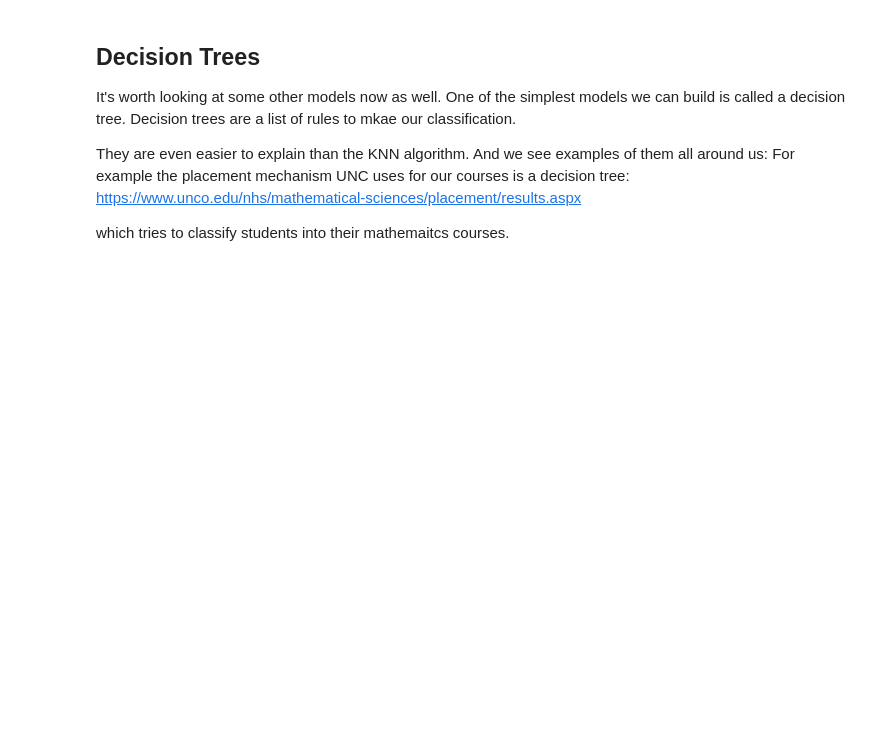
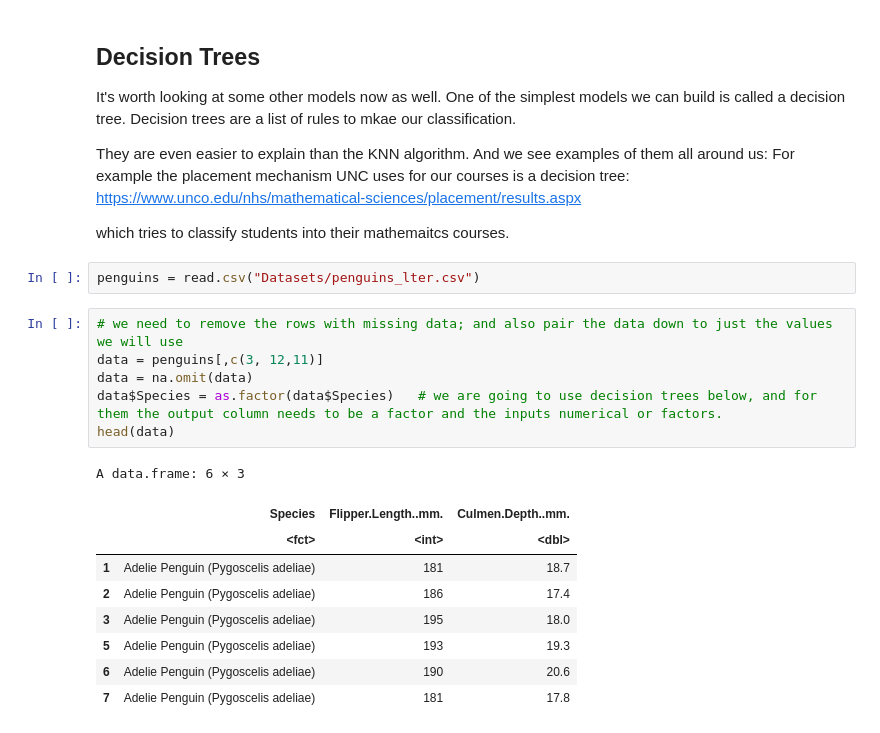
Before and after one commit to virgilpierce/MATH_795, a Jupyter notebook: Week 2.ipynb, the cells around one changed output. Cells and saved outputs as stored; diff of their text form; blank space fills up the shorter version.

```diff
--- a/Week 2.ipynb
+++ b/Week 2.ipynb
@@ -108,4 +133,22 @@ It's worth looking at some other models now as well. One of the simplest models
 They are even easier to explain than the KNN algorithm. And we see examples of them all around us:  For example the placement mechanism UNC uses for our courses is a decision tree: https://www.unco.edu/nhs/mathematical-sciences/placement/results.aspx
 
 which tries to classify students into their mathemaitcs courses.
+# %%
+penguins = read.csv("Datasets/penguins_lter.csv")
+# %%
+# we need to remove the rows with missing data; and also pair the data down to just the values we will use
+data = penguins[,c(3, 12,11)]
+data = na.omit(data)
+data$Species = as.factor(data$Species)   # we are going to use decision trees below, and for them the output column needs to be a factor and the inputs numerical or factors.
+head(data)
+# %% [output]
+A data.frame: 6 × 3
+|  | Species | Flipper.Length..mm. | Culmen.Depth..mm. |
+|  | <fct> | <int> | <dbl> |
+| 1 | Adelie Penguin (Pygoscelis adeliae) | 181 | 18.7 |
+| 2 | Adelie Penguin (Pygoscelis adeliae) | 186 | 17.4 |
+| 3 | Adelie Penguin (Pygoscelis adeliae) | 195 | 18.0 |
+| 5 | Adelie Penguin (Pygoscelis adeliae) | 193 | 19.3 |
+| 6 | Adelie Penguin (Pygoscelis adeliae) | 190 | 20.6 |
+| 7 | Adelie Penguin (Pygoscelis adeliae) | 181 | 17.8 |
 # %%
```
Also changed, not shown: parts of 19 cells of this notebook.
